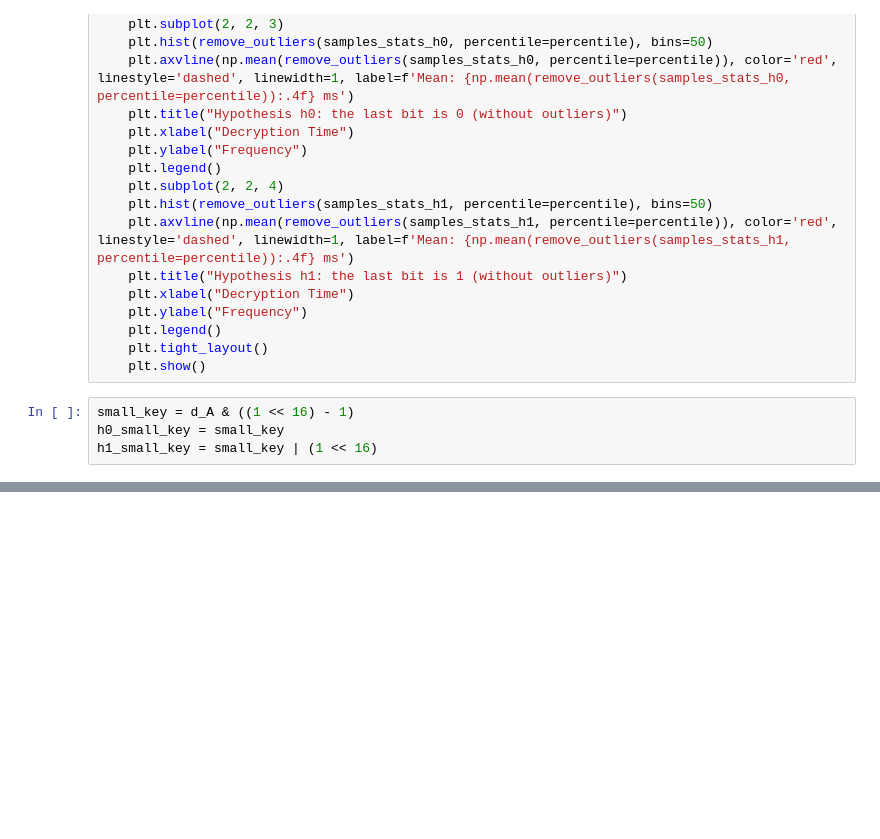
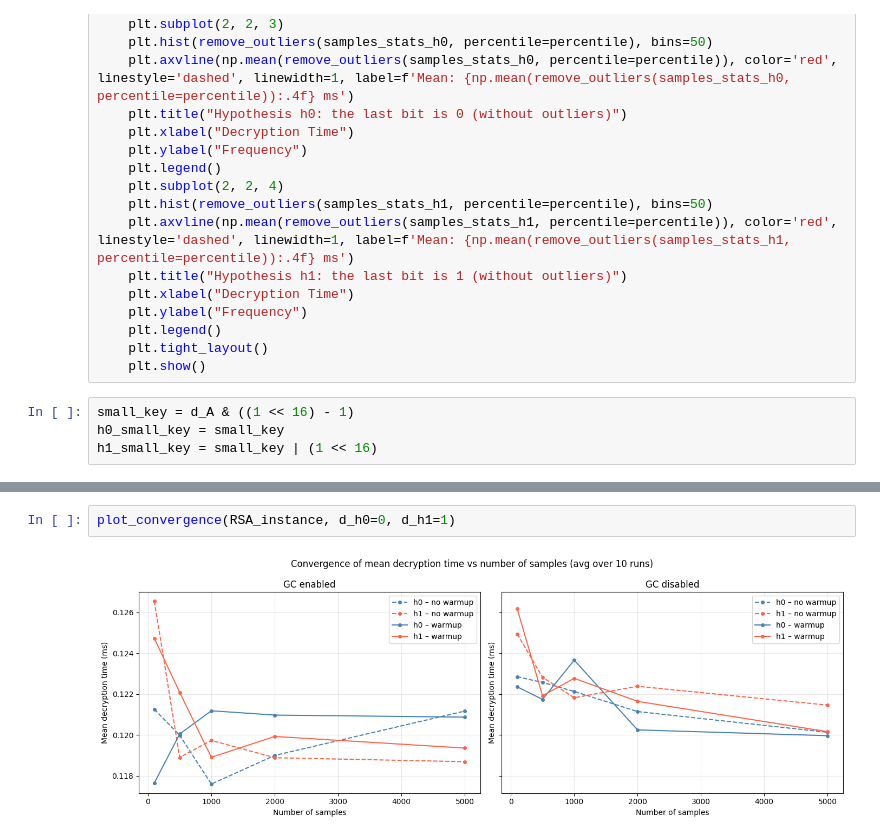
Before and after one commit to Arkanthara/advanced_security, a Jupyter notebook: code/rsa_timing_attack.ipynb, the cells around one changed output, grey strips where cells are left out. Drawn from its saved outputs; the diff is of its cells as text; blank space fills up the shorter version.

```diff
--- a/code/rsa_timing_attack.ipynb
+++ b/code/rsa_timing_attack.ipynb
@@ -602,0 +657,4 @@ for label, (h0, h1) in results.items():
+# %%
+plot_convergence(RSA_instance, d_h0=0, d_h1=1)
+# %% [output]
+[figure, added]
```
Also changed, not shown: parts of 5 cells of this notebook.
